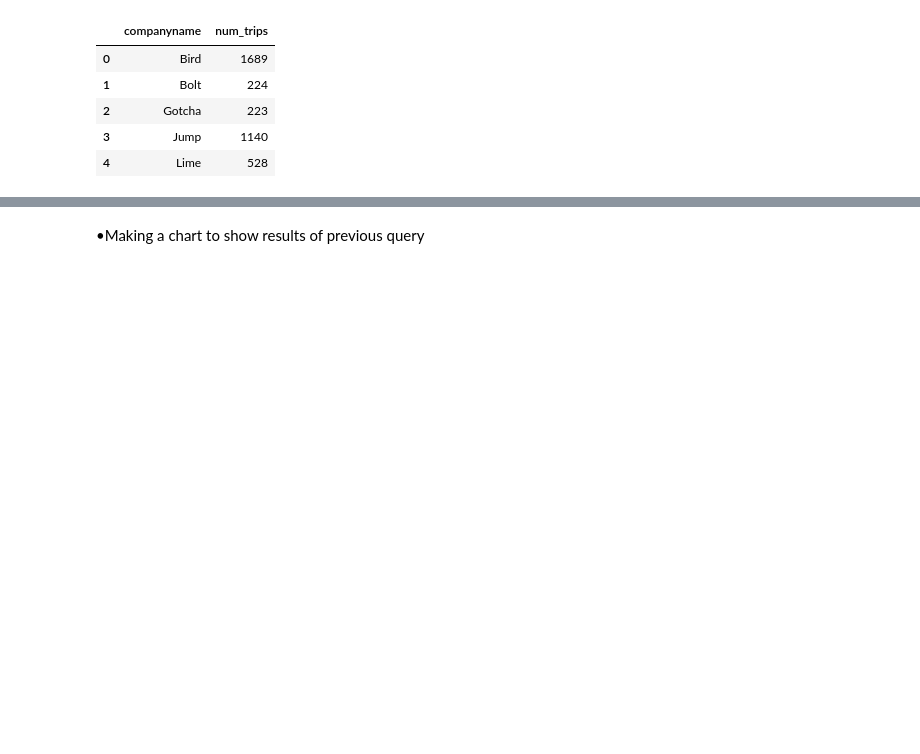
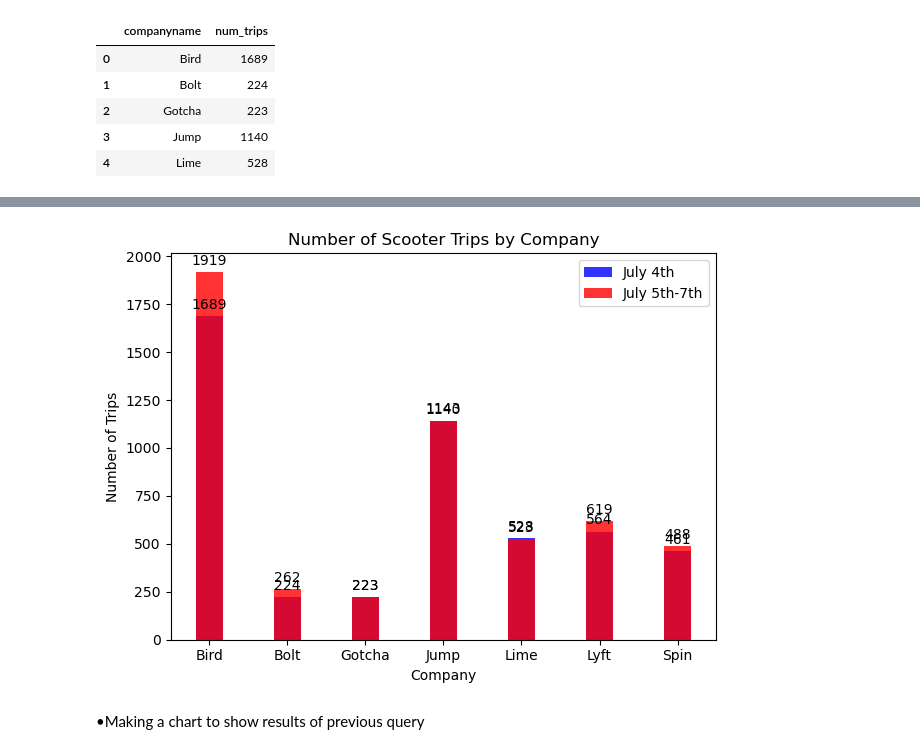
Before and after one commit to NSS-Data-Analytics-Cohort-8/scooter-partner1-whenhugocallsuspythonistas, a Jupyter notebook: notebooks/deliverables.ipynb, the cells around one changed output, grey strips where cells are left out. Cells and saved outputs as stored; diff of their text form; code cells hidden in the pictures; blank space fills up the shorter version.

```diff
--- a/notebooks/deliverables.ipynb
+++ b/notebooks/deliverables.ipynb
@@ -217,3 +295,66 @@ count_each_company_july4.head()
+# %%
+import matplotlib.pyplot as plt
+
+# define the query to get the number of trips for each scooter company on July 4th
+num_of_scooters_july4 = '''
+SELECT companyname, COUNT(DISTINCT sumdid) as num_trips
+FROM scooters
+WHERE DATE(pubdatetime) = '2019-07-04'
+GROUP BY companyname;
+'''
+
+# execute the query and store the results in a pandas dataframe
+count_each_company_july4 = pd.read_sql(num_of_scooters_july4, con=engine)
+
+# define the query to get the number of trips for each scooter company on July 5th, 6th, and 7th
+num_of_scooters_july5to7 = '''
+SELECT companyname, COUNT(DISTINCT sumdid) as num_trips
+FROM scooters
+WHERE DATE(pubdatetime) >= '2019-07-05' AND DATE(pubdatetime) <= '2019-07-07'
+GROUP BY companyname;
+'''
+
+# execute the query and store the results in a pandas dataframe
+count_each_company_july5to7 = pd.read_sql(num_of_scooters_july5to7, con=engine)
+
+# create a bar chart with a distinct color for each company
+fig, ax = plt.subplots()
+bar_width = 0.35
+opacity = 0.8
+rects1 = ax.bar(count_each_company_july4['companyname'], count_each_company_july4['num_trips'], bar_width,
+                alpha=opacity, color='blue', label='July 4th')
+rects2 = ax.bar(count_each_company_july5to7['companyname'], count_each_company_july5to7['num_trips'], bar_width,
+                alpha=opacity, color='red', label='July 5th-7th')
+
+# add text labels for the number of trips on top of each bar
+for rect in rects1:
+    height = rect.get_height()
+    ax.annotate('{}'.format(height),
+                xy=(rect.get_x() + rect.get_width() / 2, height),
+                xytext=(0, 3),  # 3 points vertical offset
+                textcoords="offset points",
+                ha='center', va='bottom')
+for rect in rects2:
+    height = rect.get_height()
+    ax.annotate('{}'.format(height),
+                xy=(rect.get_x() + rect.get_width() / 2, height),
+                xytext=(0, 3),  # 3 points vertical offset
+                textcoords="offset points",
+                ha='center', va='bottom')
+
+# add a title and axis labels
+ax.set_title('Number of Scooter Trips by Company')
+ax.set_xlabel('Company')
+ax.set_ylabel('Number of Trips')
+
+# add a legend
+ax.legend()
+
+# adjust the layout to fit the labels and display the plot
+fig.tight_layout()
+plt.show()
+# %% [output]
+[figure, added]
 # %% [markdown]
 •Making a chart to show results of previous query
 # %%
```
Also changed, not shown: parts of 9 cells of this notebook.
